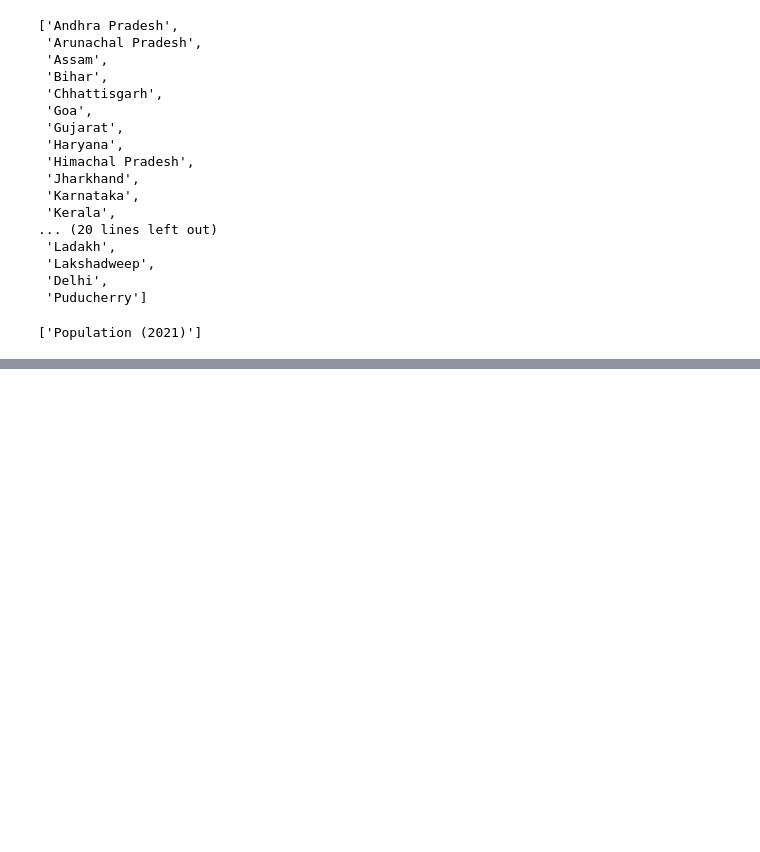
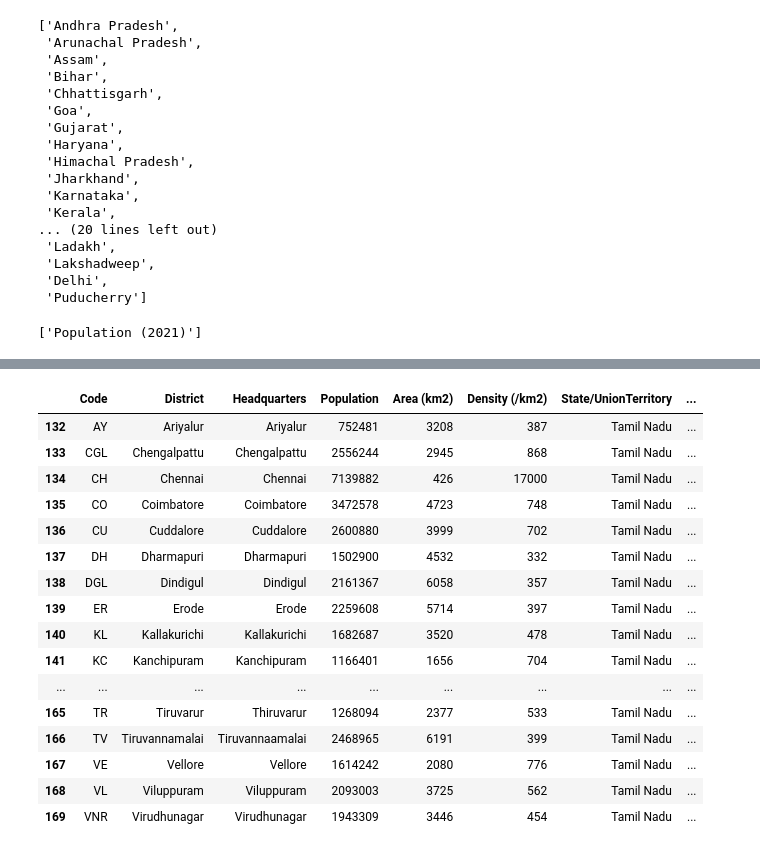
Before and after one commit to Sid-047/LMstuff, a Jupyter notebook: dataStuff/dataFetch/cityData/cityStuff.ipynb, the cells around one changed output, grey strips where cells are left out. Drawn from its saved outputs; the diff is of its cells as text; code cells hidden in the pictures; blank space fills up the shorter version.

Commit message:
Complete HRA CityTier Classification codeBase

```diff
--- a/dataStuff/dataFetch/cityData/cityStuff.ipynb
+++ b/dataStuff/dataFetch/cityData/cityStuff.ipynb
@@ -127,0 +213,3 @@ Name: Population, dtype: bool
+# %%
+tier1Cities = ['Ahmedabad', 'Bengaluru', 'Chennai', 'Delhi', 'Hyderabad', 'Kolkata', 'Mumbai', 'Pune']
+len(tier1Cities)
@@ -127,0 +218,3 @@ Name: Population, dtype: bool
+# %%
+tier2Cities = ['Agra', 'Ajmer', 'Aligarh', 'Amravati', 'Amritsar', 'Anand', 'Asansol', 'Aurangabad', 'Bareilly', 'Belagavi', 'Brahmapur', 'Bhavnagar', 'Bhiwandi', 'Bhopal', 'Bhubaneswar', 'Bikaner', 'Bilaspur', 'Bokaro Steel City', 'Burdwan ', 'Bellary', 'Chandigarh', 'Coimbatore', 'Cuttack', 'Dahod', 'Dehradun', 'Dombivli', 'Dhanbad', 'Bhilai', 'Durgapur', 'Erode', 'Faridabad', 'Ghaziabad', 'Gorakhpur', 'Guntur', 'Gurgaon', 'Guwahati', 'Gwalior', 'Hamirpur', 'Hubballi–Dharwad', 'Indore', 'Jabalpur', 'Jaipur', 'Jalandhar', 'Jalgaon', 'Jammu', 'Jamshedpur', 'Jhansi', 'Jodhpur', 'Kalaburagi', 'Kakinada', 'Kannur', 'Kanpur', 'Karnal', 'Kochi', 'Kolhapur', 'Kollam', 'Kota', 'Kozhikode', 'Kumbakonam,Kurnool', 'Ludhiana', 'Lucknow', 'Madurai', 'Malappuram', 'Mathura', 'Mangaluru', 'Meerut', 'Mohali', 'Moradabad', 'Mysuru', 'Nagpur', 'Nanded', 'Nadiad', 'Nashik', 'Nellore', 'Noida', 'Patna', 'Puducherry', 'Purulia', 'Prayagraj', 'Raipur', 'Rajkot', 'Ranchi', 'Rourkela', 'Ratlam', 'Saharanpur', 'Salem', 'Sangli', 'Shimla', 'Siliguri', 'Solapur', 'Srinagar', 'Surat', 'Thanjavur', 'Thiruvananthapuram', 'Thrissur', 'Tiruchirappalli', 'Tirunelveli', 'Tiruvannamalai', 'Ujjain', 'Vijayapura', 'Vadodara', 'Varanasi', 'Vasai-Virar', 'Vijayawada', 'Visakhapatnam', 'Vellore', 'Warangal']
+len(tier2Cities)
@@ -127,0 +228,4 @@ Name: Population, dtype: bool
+# %%
+completeDf = completeDf.drop(columns = 'City Tier')
+completeDf['City Tier'] = 'Tier III'
+completeDf
@@ -127,0 +246,22 @@ Name: Population, dtype: bool
+# %%
+completeDf['City Tier'] = completeDf['District'].apply(lambda x: 'Tier I' if x in tier1Cities else ('Tier II' if x in tier2Cities else 'Tier III'))
+# %%
+completeDf[completeDf['State/UnionTerritory'] == 'Tamil Nadu']
+# %% [output]
+|  | Code | District | Headquarters | Population | Area (km2) | Density (/km2) | State/UnionTerritory | ... |
+| 132 | AY | Ariyalur | Ariyalur | 752481 | 3208 | 387 | Tamil Nadu | ... |
+| 133 | CGL | Chengalpattu | Chengalpattu | 2556244 | 2945 | 868 | Tamil Nadu | ... |
+| 134 | CH | Chennai | Chennai | 7139882 | 426 | 17000 | Tamil Nadu | ... |
+| 135 | CO | Coimbatore | Coimbatore | 3472578 | 4723 | 748 | Tamil Nadu | ... |
+| 136 | CU | Cuddalore | Cuddalore | 2600880 | 3999 | 702 | Tamil Nadu | ... |
+| 137 | DH | Dharmapuri | Dharmapuri | 1502900 | 4532 | 332 | Tamil Nadu | ... |
+| 138 | DGL | Dindigul | Dindigul | 2161367 | 6058 | 357 | Tamil Nadu | ... |
+| 139 | ER | Erode | Erode | 2259608 | 5714 | 397 | Tamil Nadu | ... |
+| 140 | KL | Kallakurichi | Kallakurichi | 1682687 | 3520 | 478 | Tamil Nadu | ... |
+| 141 | KC | Kanchipuram | Kanchipuram | 1166401 | 1656 | 704 | Tamil Nadu | ... |
+| ... | ... | ... | ... | ... | ... | ... | ... | ... |
+| 165 | TR | Tiruvarur | Thiruvarur | 1268094 | 2377 | 533 | Tamil Nadu | ... |
+| 166 | TV | Tiruvannamalai | Tiruvannaamalai | 2468965 | 6191 | 399 | Tamil Nadu | ... |
+| 167 | VE | Vellore | Vellore | 1614242 | 2080 | 776 | Tamil Nadu | ... |
+| 168 | VL | Viluppuram | Viluppuram | 2093003 | 3725 | 562 | Tamil Nadu | ... |
+| 169 | VNR | Virudhunagar | Virudhunagar | 1943309 | 3446 | 454 | Tamil Nadu | ... |
```
Also changed, not shown: parts of 15 cells of this notebook.
